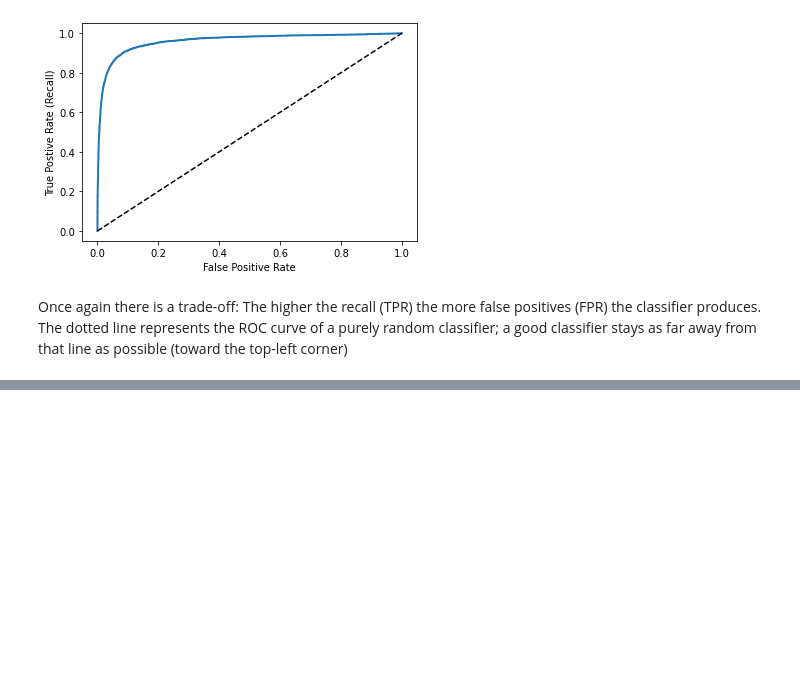
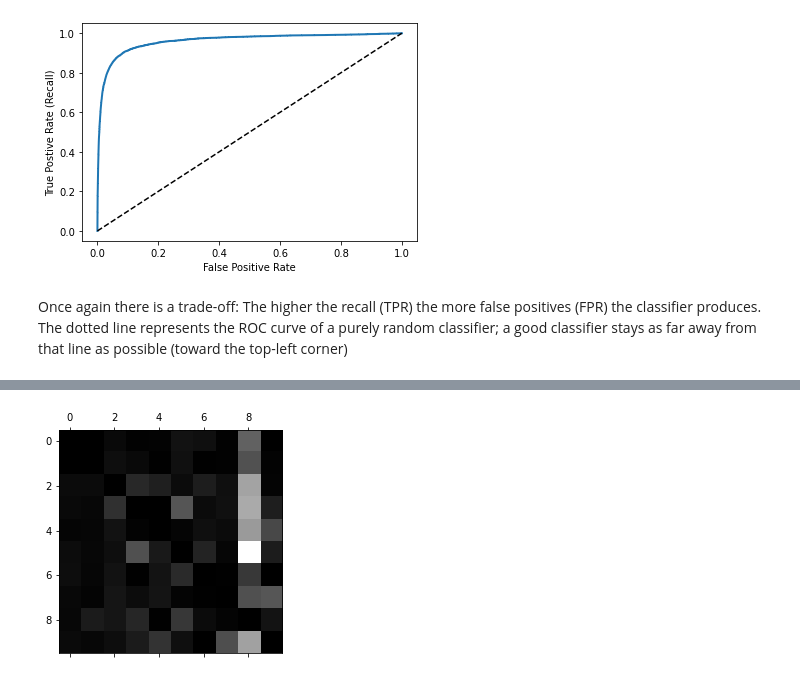
Before and after one commit to Hsgngr/MachineLearning, a Jupyter notebook: Handson_ML/Chapter III (Classification)/Classification.ipynb, the cells around one changed output, grey strips where cells are left out. Saved outputs shown, nothing was run; the diff lists cells and outputs as text; code cells hidden in the pictures; blank space fills up the shorter version.

```diff
--- a/Handson_ML/Chapter III (Classification)/Classification.ipynb
+++ b/Handson_ML/Chapter III (Classification)/Classification.ipynb
@@ -204,0 +299,11 @@ Once again there is a trade-off: The higher the recall (TPR) the more false posi
+# %%
+row_sums =conf_mx.sum(axis = 1, keepdims=True)
+norm_conf_mx = conf_mx / row_sums
+
+#Fill the diagonal with zeros to keep only the errors, and plot the results: (Gereksiz beyaz olmasınlar)
+
+np.fill_diagonal(norm_conf_mx, 0)
+plt.matshow(norm_conf_mx, cmap = plt.cm.gray)
+plt.show()
+# %% [output]
+[figure, added]
```
Also changed, not shown: parts of 29 cells of this notebook.
